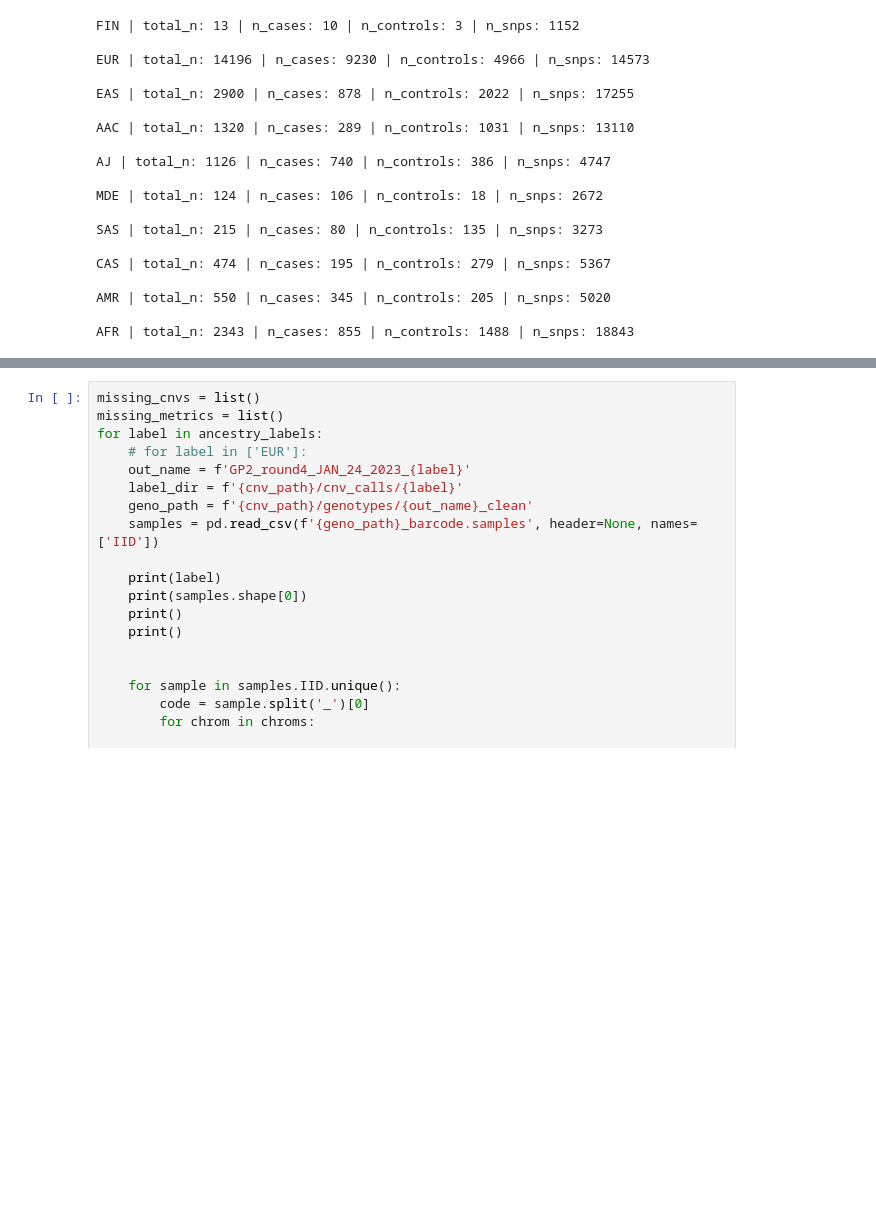
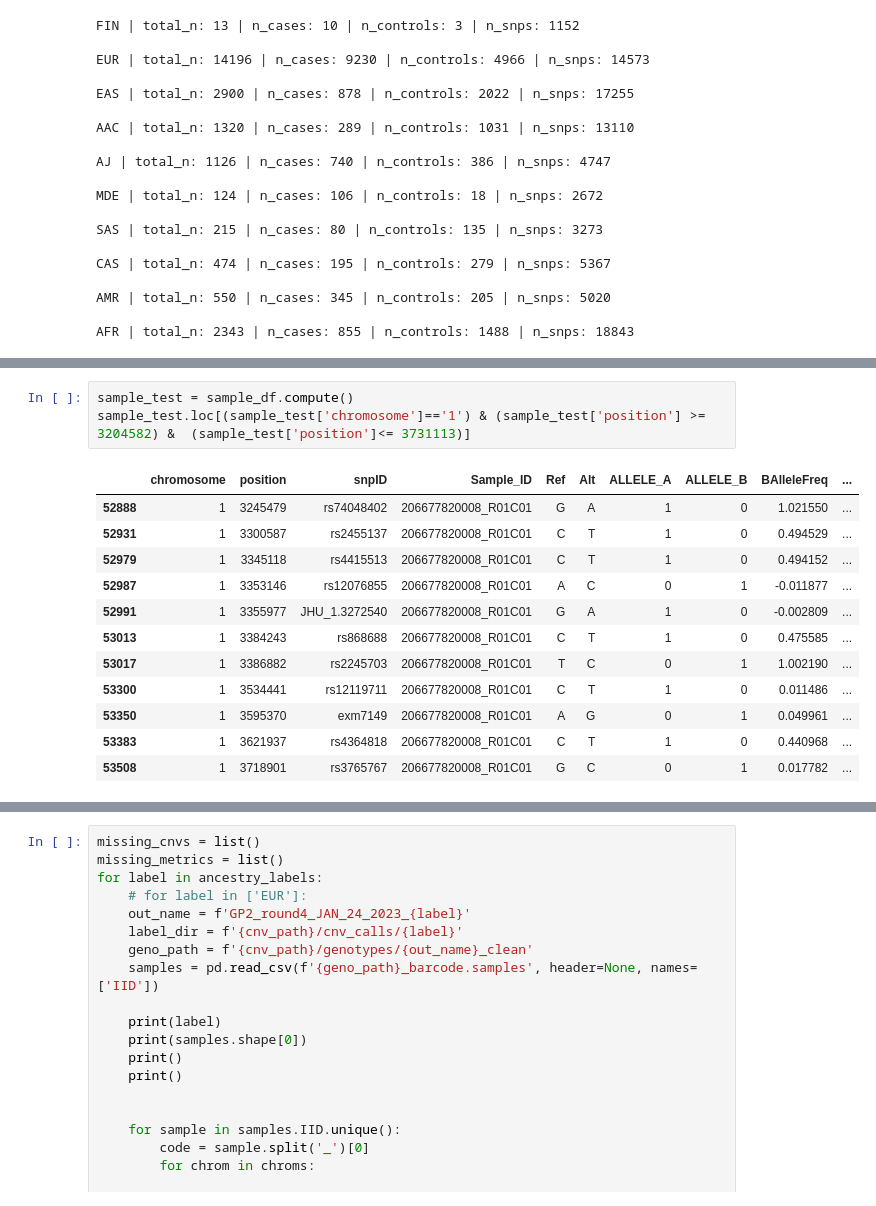
Before and after one commit to dvitale199/CNVs, a Jupyter notebook: GP2_CNVs.ipynb, the cells around one changed output, grey strips where cells are left out. Saved outputs shown, nothing was run; the diff lists cells and outputs as text; blank space fills up the shorter version.

```diff
--- a/GP2_CNVs.ipynb
+++ b/GP2_CNVs.ipynb
@@ -319,0 +542,16 @@ f.close()
+# %%
+sample_test = sample_df.compute()
+sample_test.loc[(sample_test['chromosome']=='1') & (sample_test['position'] >= 3204582) &	(sample_test['position']<= 3731113)]
+# %% [output]
+|  | chromosome | position | snpID | Sample_ID | Ref | Alt | ALLELE_A | ALLELE_B | BAlleleFreq | ... |
+| 52888 | 1 | 3245479 | rs74048402 | 206677820008_R01C01 | G | A | 1 | 0 | 1.021550 | ... |
+| 52931 | 1 | 3300587 | rs2455137 | 206677820008_R01C01 | C | T | 1 | 0 | 0.494529 | ... |
+| 52979 | 1 | 3345118 | rs4415513 | 206677820008_R01C01 | C | T | 1 | 0 | 0.494152 | ... |
+| 52987 | 1 | 3353146 | rs12076855 | 206677820008_R01C01 | A | C | 0 | 1 | -0.011877 | ... |
+| 52991 | 1 | 3355977 | JHU_1.3272540 | 206677820008_R01C01 | G | A | 1 | 0 | -0.002809 | ... |
+| 53013 | 1 | 3384243 | rs868688 | 206677820008_R01C01 | C | T | 1 | 0 | 0.475585 | ... |
+| 53017 | 1 | 3386882 | rs2245703 | 206677820008_R01C01 | T | C | 0 | 1 | 1.002190 | ... |
+| 53300 | 1 | 3534441 | rs12119711 | 206677820008_R01C01 | C | T | 1 | 0 | 0.011486 | ... |
+| 53350 | 1 | 3595370 | exm7149 | 206677820008_R01C01 | A | G | 0 | 1 | 0.049961 | ... |
+| 53383 | 1 | 3621937 | rs4364818 | 206677820008_R01C01 | C | T | 1 | 0 | 0.440968 | ... |
+| 53508 | 1 | 3718901 | rs3765767 | 206677820008_R01C01 | G | C | 0 | 1 | 0.017782 | ... |
```
Also changed, not shown: parts of 17 cells of this notebook, 1 other file.
